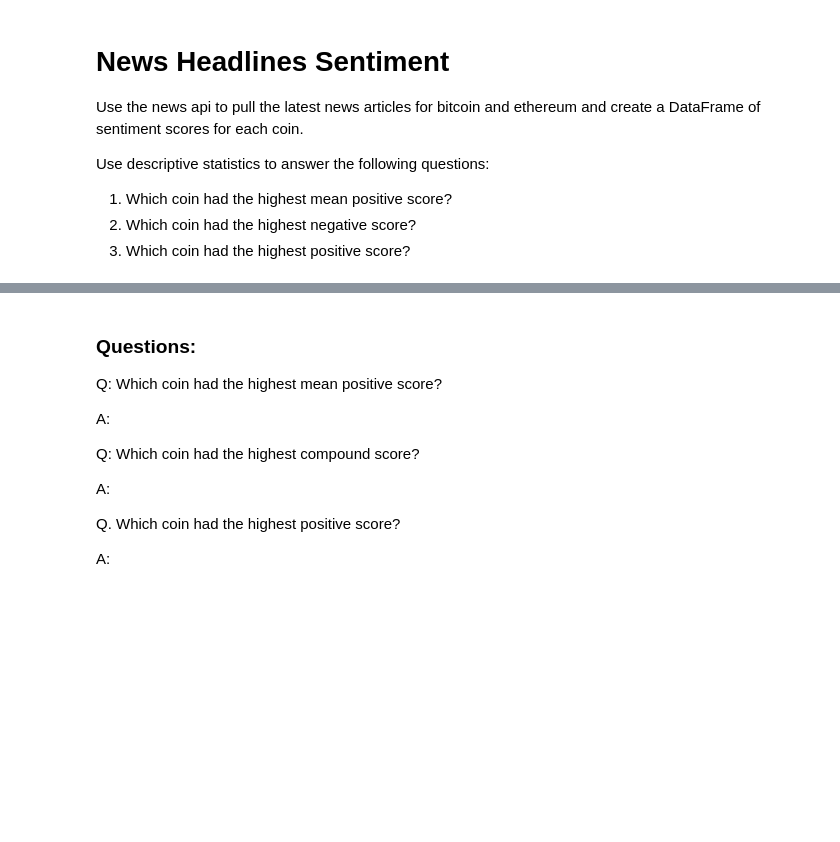
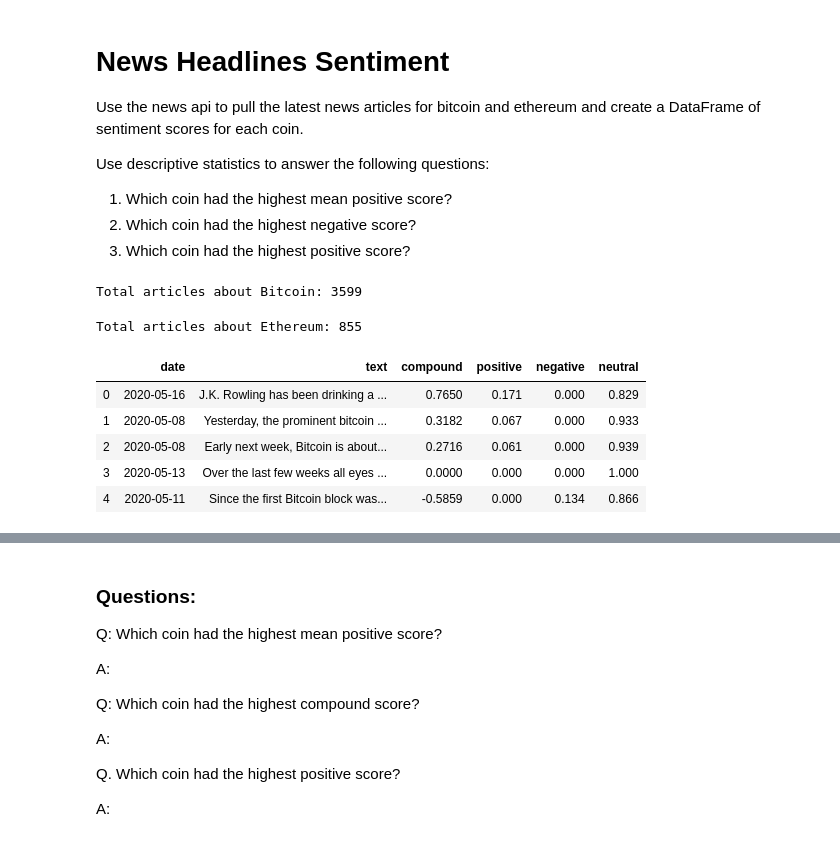
Before and after one commit to gabrieldk96/NLP, a Jupyter notebook: Instructions/Starter_Code/crypto_sentiment.ipynb, the cells around one changed output, grey strips where cells are left out. Cells and saved outputs as stored; diff of their text form; code cells hidden in the pictures; blank space fills up the shorter version.

```diff
--- a/Instructions/Starter_Code/crypto_sentiment.ipynb
+++ b/Instructions/Starter_Code/crypto_sentiment.ipynb
@@ -30,0 +32,65 @@ newsapi_client = NewsApiClient(api_key=api_key)
+# %%
+# Fetch the Bitcoin news articles
+bitcoin_news = newsapi.get_everything(
+    q="bitcoin",
+    language="en",
+    page_size=100,
+    sort_by="relevancy"
+)
+
+print(f"Total articles about Bitcoin: {bitcoin_news['totalResults']}")
+# %% [output]
+Total articles about Bitcoin: 3599
+# %%
+# Fetch the Ethereum news articles
+ethereum_news = newsapi.get_everything(
+    q="ethereum",
+    language="en",
+    page_size=100,
+    sort_by="relevancy"
+)
+print(f"Total articles about Ethereum: {ethereum_news['totalResults']}")
+# %% [output]
+Total articles about Ethereum: 855
+# %%
+# Create the Bitcoin sentiment scores DataFrame
+btc_sentiments = []
+
+for article in bitcoin_news["articles"]:
+    try:
+        text = article["content"]
+        date = article["publishedAt"][:10]
+        sentiment = analyzer.polarity_scores(text)
+        compound = sentiment["compound"]
+        pos = sentiment["pos"]
+        neu = sentiment["neu"]
+        neg = sentiment["neg"]
+
+        btc_sentiments.append({
+            "text": text,
+            "date": date,
+            "compound": compound,
+            "positive": pos,
+            "negative": neg,
+            "neutral": neu
+
+        })
+
+    except AttributeError:
+        pass
+
+# Create DataFrame
+btc_df = pd.DataFrame(btc_sentiments)
+
+# Reorder DataFrame columns
+cols = ["date", "text", "compound", "positive", "negative", "neutral"]
+btc_df = btc_df[cols]
+
+btc_df.head()
+# %% [output]
+|  | date | text | compound | positive | negative | neutral |
+| 0 | 2020-05-16 | J.K. Rowling has been drinking a ... | 0.7650 | 0.171 | 0.000 | 0.829 |
+| 1 | 2020-05-08 | Yesterday, the prominent bitcoin ... | 0.3182 | 0.067 | 0.000 | 0.933 |
+| 2 | 2020-05-08 | Early next week, Bitcoin is about... | 0.2716 | 0.061 | 0.000 | 0.939 |
+| 3 | 2020-05-13 | Over the last few weeks all eyes ... | 0.0000 | 0.000 | 0.000 | 1.000 |
+| 4 | 2020-05-11 | Since the first Bitcoin block was... | -0.5859 | 0.000 | 0.134 | 0.866 |
```
Also changed, not shown: parts of 10 cells of this notebook.
